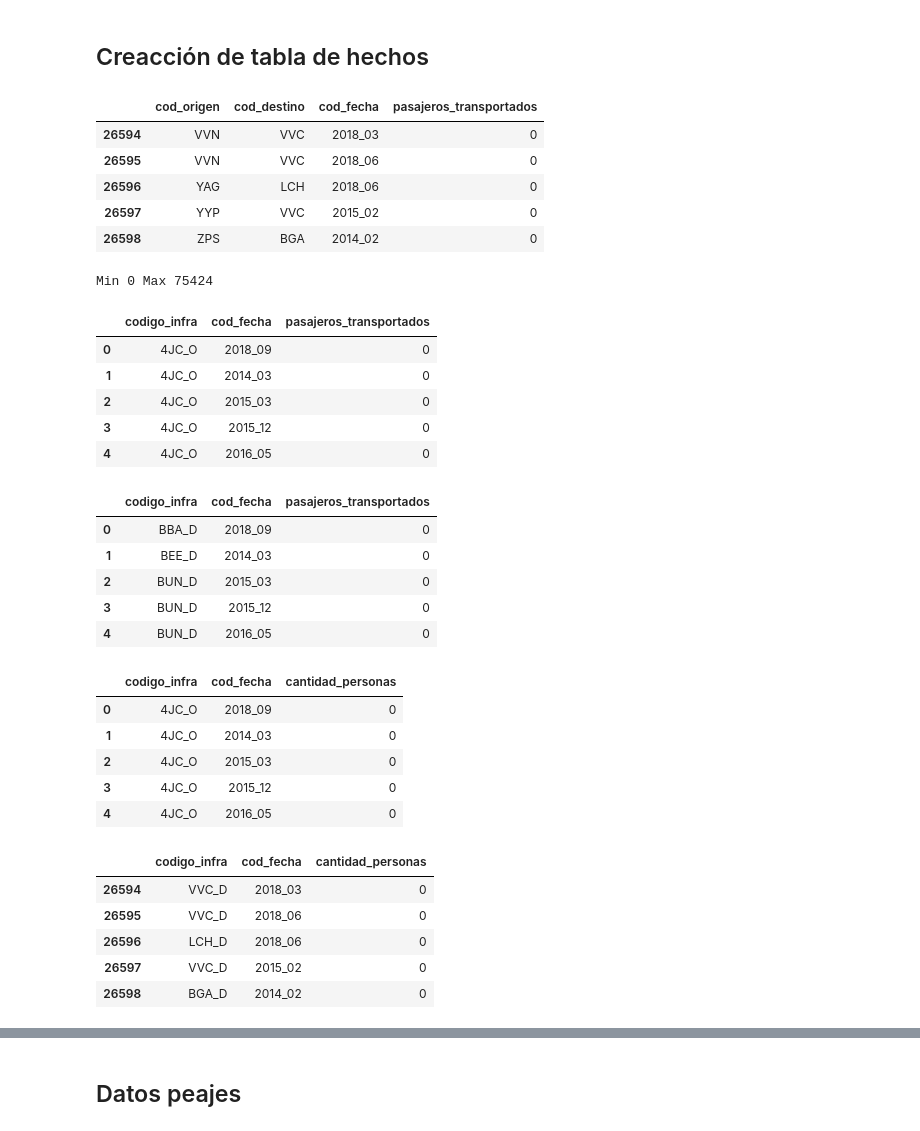
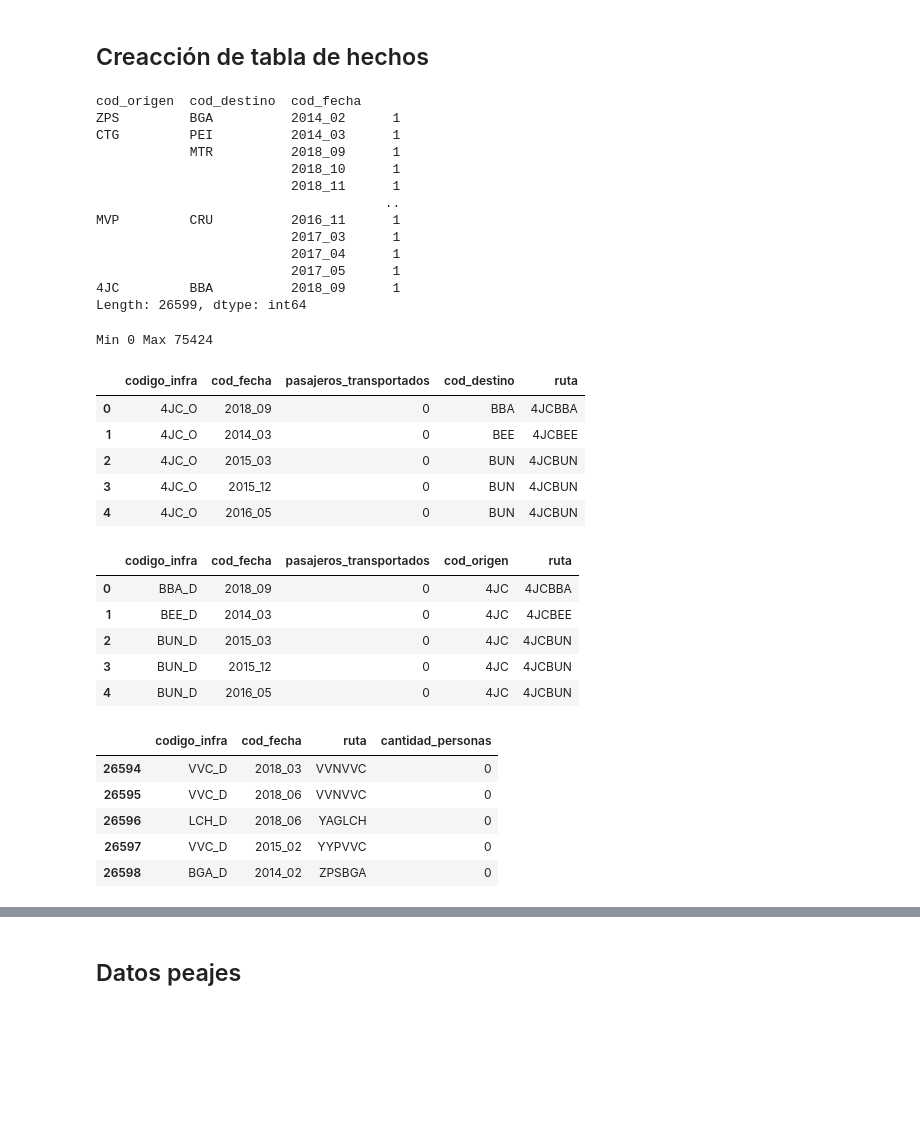
Before and after one commit to ddelcastillo/BI_Proyecto_2, a Jupyter notebook: E3/Preparación Aeropuertos y Peajes.ipynb, the cells around one changed output, grey strips where cells are left out. Drawn from its saved outputs; the diff is of its cells as text; code cells hidden in the pictures; blank space fills up the shorter version.

```diff
--- a/E3/Preparación Aeropuertos y Peajes.ipynb
+++ b/E3/Preparación Aeropuertos y Peajes.ipynb
@@ -136,13 +139,21 @@ infra.head()
 # %%
 fact_infra1 = fact_aero.groupby(['cod_origen', 'cod_destino','cod_fecha']).agg({'pasajeros_transportados': 'sum'}).reset_index()
 fact_infra1.tail()
+print(fact_infra1[['cod_origen', 'cod_destino','cod_fecha']].value_counts())
 # %% [output]
-|  | cod_origen | cod_destino | cod_fecha | pasajeros_transportados |
-| 26594 | VVN | VVC | 2018_03 | 0 |
-| 26595 | VVN | VVC | 2018_06 | 0 |
-| 26596 | YAG | LCH | 2018_06 | 0 |
-| 26597 | YYP | VVC | 2015_02 | 0 |
-| 26598 | ZPS | BGA | 2014_02 | 0 |
+cod_origen  cod_destino  cod_fecha
+ZPS         BGA          2014_02      1
+CTG         PEI          2014_03      1
+            MTR          2018_09      1
+                         2018_10      1
+                         2018_11      1
+                                     ..
+MVP         CRU          2016_11      1
+                         2017_03      1
+                         2017_04      1
+                         2017_05      1
+4JC         BBA          2018_09      1
+Length: 26599, dtype: int64
 # %%
 min = fact_aero['pasajeros_transportados'].min()
 max = fact_aero['pasajeros_transportados'].max()
@@ -151,49 +162,44 @@ print('Min', min, 'Max', max)
 # %% [output]
 Min 0 Max 75424
 # %%
-fact_infra2 = fact_infra1.filter(['cod_origen','cod_fecha','pasajeros_transportados'], axis=1)
+fact_infra2 = fact_infra1.filter(['cod_origen','cod_fecha','pasajeros_transportados', 'cod_destino'], axis=1)
+fact_infra2['ruta'] = fact_infra2['cod_origen'] + fact_infra2['cod_destino']
 fact_infra2['cod_origen'] = fact_infra2['cod_origen'] +'_O'
 fact_infra2 = fact_infra2.rename(columns={'cod_origen': 'codigo_infra'})
 fact_infra2.head()
 # %% [output]
-|  | codigo_infra | cod_fecha | pasajeros_transportados |
-| 0 | 4JC_O | 2018_09 | 0 |
-| 1 | 4JC_O | 2014_03 | 0 |
-| 2 | 4JC_O | 2015_03 | 0 |
-| 3 | 4JC_O | 2015_12 | 0 |
-| 4 | 4JC_O | 2016_05 | 0 |
+|  | codigo_infra | cod_fecha | pasajeros_transportados | cod_destino | ruta |
+| 0 | 4JC_O | 2018_09 | 0 | BBA | 4JCBBA |
+| 1 | 4JC_O | 2014_03 | 0 | BEE | 4JCBEE |
+| 2 | 4JC_O | 2015_03 | 0 | BUN | 4JCBUN |
+| 3 | 4JC_O | 2015_12 | 0 | BUN | 4JCBUN |
+| 4 | 4JC_O | 2016_05 | 0 | BUN | 4JCBUN |
 # %%
-fact_infra3 = fact_infra1.filter(['cod_destino','cod_fecha','pasajeros_transportados'], axis=1)
+fact_infra3 = fact_infra1.filter(['cod_destino','cod_fecha','pasajeros_transportados', 'cod_origen'], axis=1)
+fact_infra3['ruta'] = fact_infra3['cod_origen'] + fact_infra3['cod_destino']
 fact_infra3['cod_destino'] = fact_infra3['cod_destino'] +'_D'
 fact_infra3 = fact_infra3.rename(columns={'cod_destino': 'codigo_infra'})
 
 fact_infra3.head()
 # %% [output]
-|  | codigo_infra | cod_fecha | pasajeros_transportados |
-| 0 | BBA_D | 2018_09 | 0 |
-| 1 | BEE_D | 2014_03 | 0 |
-| 2 | BUN_D | 2015_03 | 0 |
-| 3 | BUN_D | 2015_12 | 0 |
-| 4 | BUN_D | 2016_05 | 0 |
+|  | codigo_infra | cod_fecha | pasajeros_transportados | cod_origen | ruta |
+| 0 | BBA_D | 2018_09 | 0 | 4JC | 4JCBBA |
+| 1 | BEE_D | 2014_03 | 0 | 4JC | 4JCBEE |
+| 2 | BUN_D | 2015_03 | 0 | 4JC | 4JCBUN |
+| 3 | BUN_D | 2015_12 | 0 | 4JC | 4JCBUN |
+| 4 | BUN_D | 2016_05 | 0 | 4JC | 4JCBUN |
 # %%
 frames = [fact_infra2, fact_infra3]
-
 fact_infra = pd.concat(frames)
 fact_infra = fact_infra.rename(columns={'pasajeros_transportados': 'cantidad_personas'})
-fact_infra.head()
+
+fact_infra = fact_infra.filter(['codigo_infra','cod_fecha', 'ruta', 'cantidad_personas'], axis=1)
+
+fact_infra.tail()
 # %% [output]
-|  | codigo_infra | cod_fecha | cantidad_personas |
-| 0 | 4JC_O | 2018_09 | 0 |
-| 1 | 4JC_O | 2014_03 | 0 |
-| 2 | 4JC_O | 2015_03 | 0 |
-| 3 | 4JC_O | 2015_12 | 0 |
-| 4 | 4JC_O | 2016_05 | 0 |
+|  | codigo_infra | cod_fecha | ruta | cantidad_personas |
+| 26594 | VVC_D | 2018_03 | VVNVVC | 0 |
+| 26595 | VVC_D | 2018_06 | VVNVVC | 0 |
+| 26596 | LCH_D | 2018_06 | YAGLCH | 0 |
+| 26597 | VVC_D | 2015_02 | YYPVVC | 0 |
+| 26598 | BGA_D | 2014_02 | ZPSBGA | 0 |
-# %%
-fact_infra.tail()
-# %% [output]
-|  | codigo_infra | cod_fecha | cantidad_personas |
-| 26594 | VVC_D | 2018_03 | 0 |
-| 26595 | VVC_D | 2018_06 | 0 |
-| 26596 | LCH_D | 2018_06 | 0 |
-| 26597 | VVC_D | 2015_02 | 0 |
-| 26598 | BGA_D | 2014_02 | 0 |
```
Also changed, not shown: parts of 20 cells of this notebook, 4 other files.
